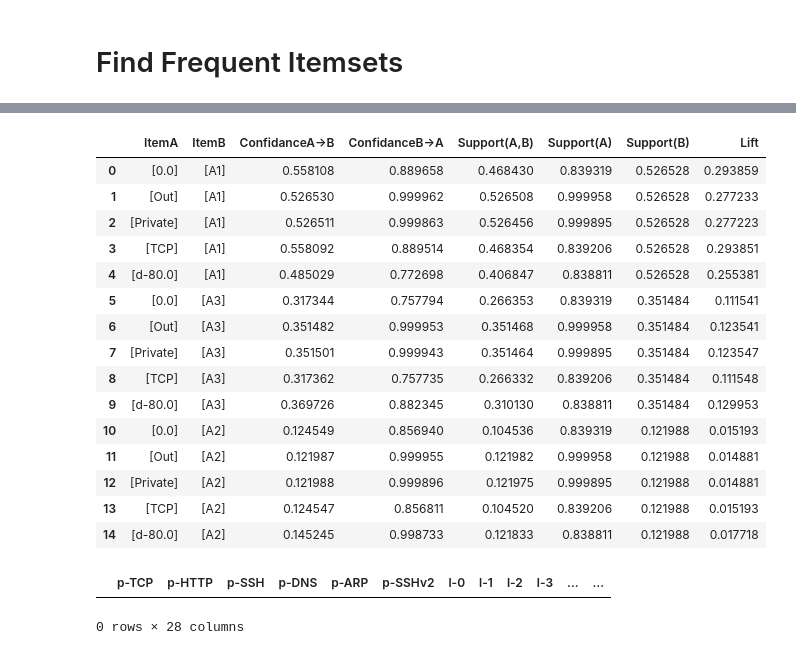
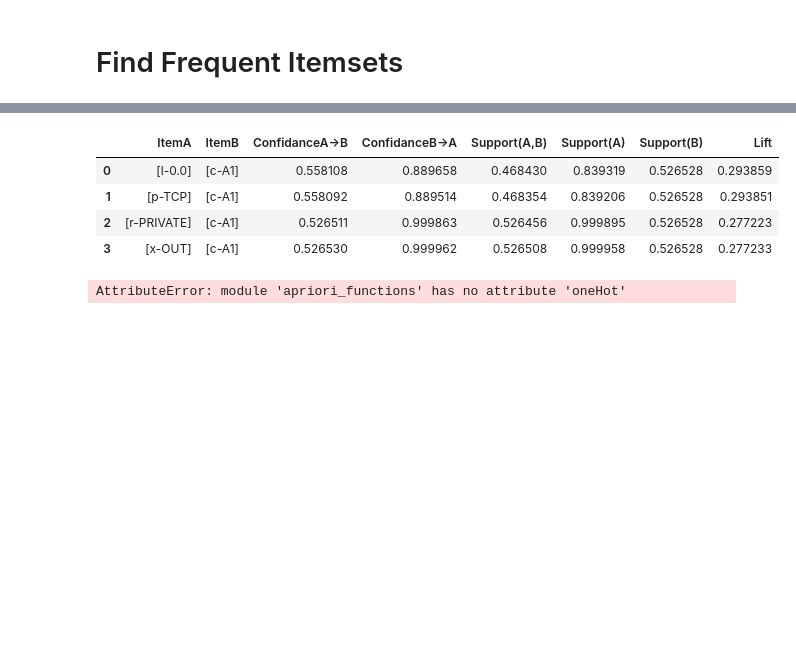
Before and after one commit to sandu9618/apriori, a Jupyter notebook: apriori.ipynb, the cells around one changed output, grey strips where cells are left out. Drawn from its saved outputs; the diff is of its cells as text; code cells hidden in the pictures; blank space fills up the shorter version.

Commit message:
Encoded

```diff
--- a/apriori.ipynb
+++ b/apriori.ipynb
@@ -196,0 +17,2 @@ dataSet.head(100)
+# %%
+dataSet = apriori_functions.preProcessing(dataSet)
@@ -262,4 +38,4 @@ def apriori(dataSet, minSupport = 0.1):
 # %%
-freqItems,suppData= apriori(dataSet.to_numpy(),minSupport=0.1)
+freqItems,suppData= apriori_functions.apriori(dataSet.to_numpy(),minSupport=0.1)
 freqItems
 # %% [output]
@@ -283,0 +62,3 @@ freqItems
+# %%
+freq = np.load('output/freqItems.npy',allow_pickle=True)
+freq.tolist()
@@ -349,4 +86,4 @@ def rulesFromConseq(freqSet, H, supportData, brl, minConf=0.7):
 # %%
-rules= generateRules(freqItems,suppData, minConf=0.001)
+rules= apriori_functions.generateRules(freq.tolist(),suppData, minConf=0.5)
 rules
 # %% [output]
@@ -385,29 +111,19 @@ frozenset({'d-80.0'}) --> frozenset({'A2'}) confAB: 0.14524491927584998 confBA:
 # %%
-# final_Rules = pd.DataFrame(rules, columns=['ItemA1','ItemA2','ItemA3','ItemA4', 'ItemB', 'ConfidanceA->B', 'ConfidanceB->A', 'Support(A,B)', 'Support(A)', 'Support(B)', 'Lift'])
 final_Rules = pd.DataFrame(rules, columns=['ItemA', 'ItemB', 'ConfidanceA->B', 'ConfidanceB->A', 'Support(A,B)', 'Support(A)', 'Support(B)', 'Lift'])
+final_Rules["ItemA"] = final_Rules.apply(lambda row: apriori_functions.convertToStringList(str(row["ItemA"])), axis=1)
 final_Rules.to_csv('output/output_1_5.csv')
 final_Rules
 # %% [output]
 |  | ItemA | ItemB | ConfidanceA->B | ConfidanceB->A | Support(A,B) | Support(A) | Support(B) | Lift |
-| 0 | [0.0] | [A1] | 0.558108 | 0.889658 | 0.468430 | 0.839319 | 0.526528 | 0.293859 |
-| 1 | [Out] | [A1] | 0.526530 | 0.999962 | 0.526508 | 0.999958 | 0.526528 | 0.277233 |
-| 2 | [Private] | [A1] | 0.526511 | 0.999863 | 0.526456 | 0.999895 | 0.526528 | 0.277223 |
-| 3 | [TCP] | [A1] | 0.558092 | 0.889514 | 0.468354 | 0.839206 | 0.526528 | 0.293851 |
-| 4 | [d-80.0] | [A1] | 0.485029 | 0.772698 | 0.406847 | 0.838811 | 0.526528 | 0.255381 |
-| 5 | [0.0] | [A3] | 0.317344 | 0.757794 | 0.266353 | 0.839319 | 0.351484 | 0.111541 |
-| 6 | [Out] | [A3] | 0.351482 | 0.999953 | 0.351468 | 0.999958 | 0.351484 | 0.123541 |
-| 7 | [Private] | [A3] | 0.351501 | 0.999943 | 0.351464 | 0.999895 | 0.351484 | 0.123547 |
-| 8 | [TCP] | [A3] | 0.317362 | 0.757735 | 0.266332 | 0.839206 | 0.351484 | 0.111548 |
-| 9 | [d-80.0] | [A3] | 0.369726 | 0.882345 | 0.310130 | 0.838811 | 0.351484 | 0.129953 |
-| 10 | [0.0] | [A2] | 0.124549 | 0.856940 | 0.104536 | 0.839319 | 0.121988 | 0.015193 |
-| 11 | [Out] | [A2] | 0.121987 | 0.999955 | 0.121982 | 0.999958 | 0.121988 | 0.014881 |
-| 12 | [Private] | [A2] | 0.121988 | 0.999896 | 0.121975 | 0.999895 | 0.121988 | 0.014881 |
-| 13 | [TCP] | [A2] | 0.124547 | 0.856811 | 0.104520 | 0.839206 | 0.121988 | 0.015193 |
-| 14 | [d-80.0] | [A2] | 0.145245 | 0.998733 | 0.121833 | 0.838811 | 0.121988 | 0.017718 |
+| 0 | [l-0.0] | [c-A1] | 0.558108 | 0.889658 | 0.468430 | 0.839319 | 0.526528 | 0.293859 |
+| 1 | [p-TCP] | [c-A1] | 0.558092 | 0.889514 | 0.468354 | 0.839206 | 0.526528 | 0.293851 |
+| 2 | [r-PRIVATE] | [c-A1] | 0.526511 | 0.999863 | 0.526456 | 0.999895 | 0.526528 | 0.277223 |
+| 3 | [x-OUT] | [c-A1] | 0.526530 | 0.999962 | 0.526508 | 0.999958 | 0.526528 | 0.277233 |
 # %%
-df_to_encode = pd.DataFrame(columns=['p-TCP', 'p-HTTP','p-SSH','p-DNS','p-ARP', 'p-SSHv2','l-0', 'l-1', 'l-2', 'l-3', 'd-80', 'd-42972', 'd-34230', 'd-50822', 'd-53', 'd-22', 'd-56040', 'd-161', 'd-443',
-                                     'c-A1', 'c-A2', 'c-A3', 'r-PUBLIC', 'r-PRIVATE', 'r-NON', 'x-IN', 'x-OUT', 'x-NON'])
-df_to_encode
+r, c = final_Rules.shape
+featureList = ['p-TCP', 'p-HTTP','p-SSH','p-DNS','p-ARP', 'p-SSHv2','l-0.0', 'l-1.0', 'l-2.0', 'l-3.0', 'd-80', 'd-42972', 'd-34230', 'd-50822', 'd-53', 'd-22', 'd-56040', 'd-161', 'd-443',
+                                     'c-A1', 'c-A2', 'c-A3', 'r-PUBLIC', 'r-PRIVATE', 'r-NON', 'x-IN', 'x-OUT', 'x-NON']
-# %% [output]
-|  | p-TCP | p-HTTP | p-SSH | p-DNS | p-ARP | p-SSHv2 | l-0 | l-1 | l-2 | l-3 | ... | ... |
-0 rows × 28 columns
+# %%
+oneHotEncodedDF = pd.DataFrame(apriori_functions.oneHot(final_Rules,featureList), columns=featureList)
+# %% [output]
+AttributeError: module 'apriori_functions' has no attribute 'oneHot'
```
Also changed, not shown: parts of 16 cells of this notebook, 2 other files.
